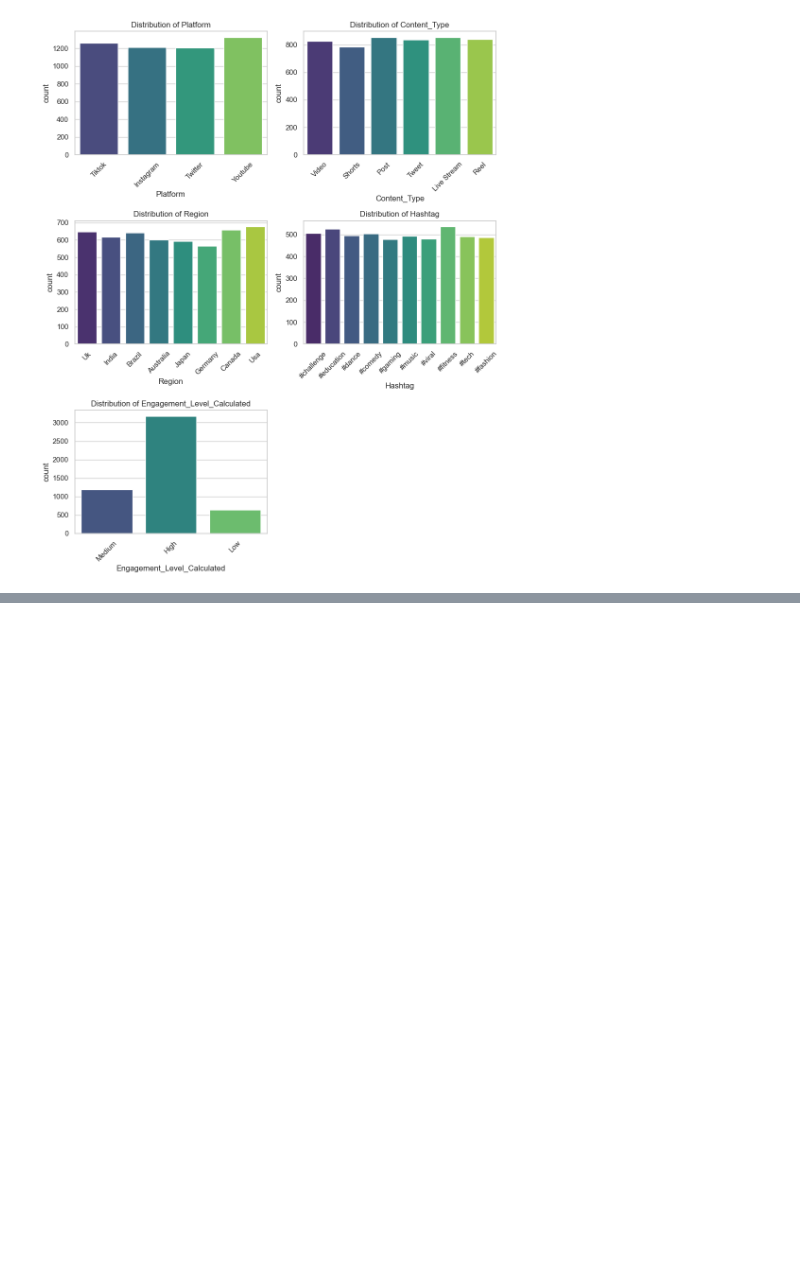
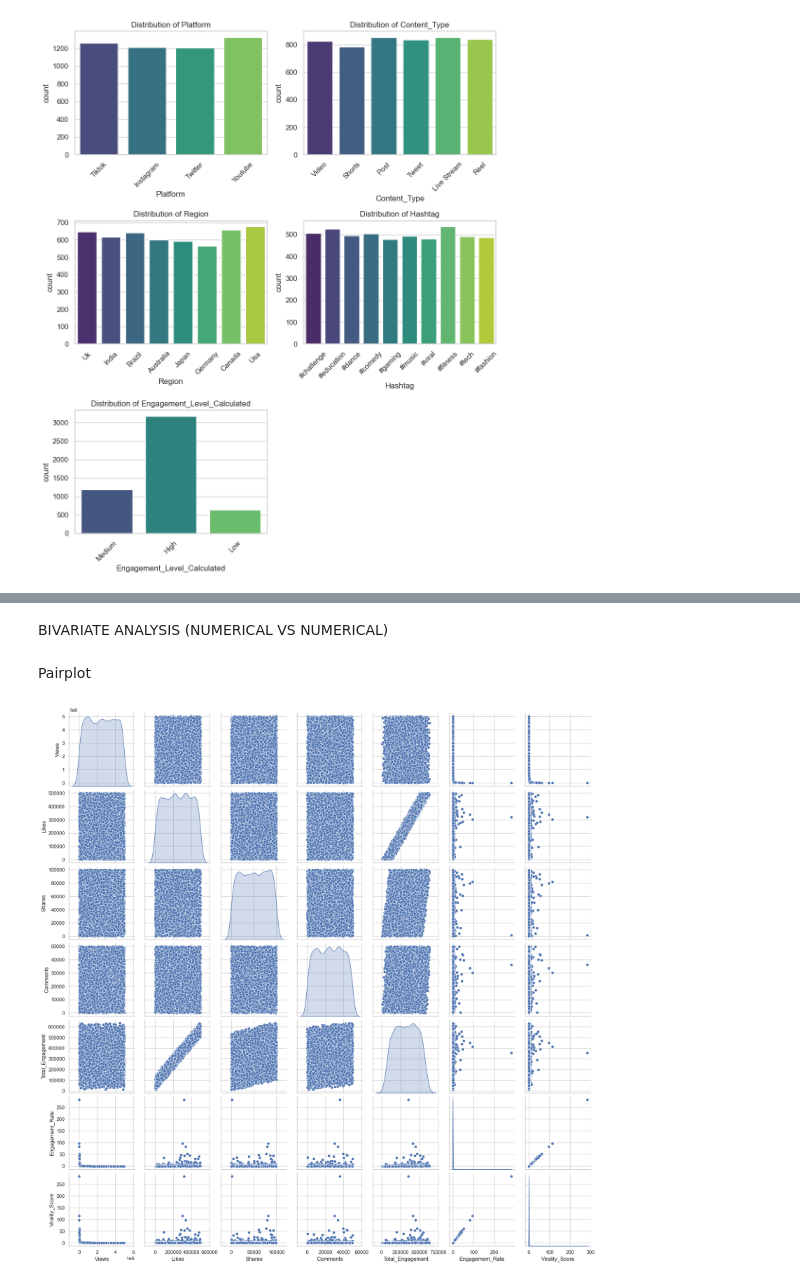
Before and after one commit to jari127/MSDS25026_Project, a Jupyter notebook: code_file.ipynb, the cells around one changed output, grey strips where cells are left out. Drawn from its saved outputs; the diff is of its cells as text; code cells hidden in the pictures; blank space fills up the shorter version.

```diff
--- a/code_file.ipynb
+++ b/code_file.ipynb
@@ -637,0 +652,9 @@ Passing `palette` without assigning `hue` is deprecated and will be removed in v
+# %% [markdown]
+BIVARIATE ANALYSIS (NUMERICAL VS NUMERICAL)
+# %% [markdown]
+Pairplot
+# %%
+sns.pairplot(df[num_cols], diag_kind='kde')
+plt.show()
+# %% [output]
+[figure, added]
```
Also changed, not shown: parts of 10 cells of this notebook, 3 other files.
